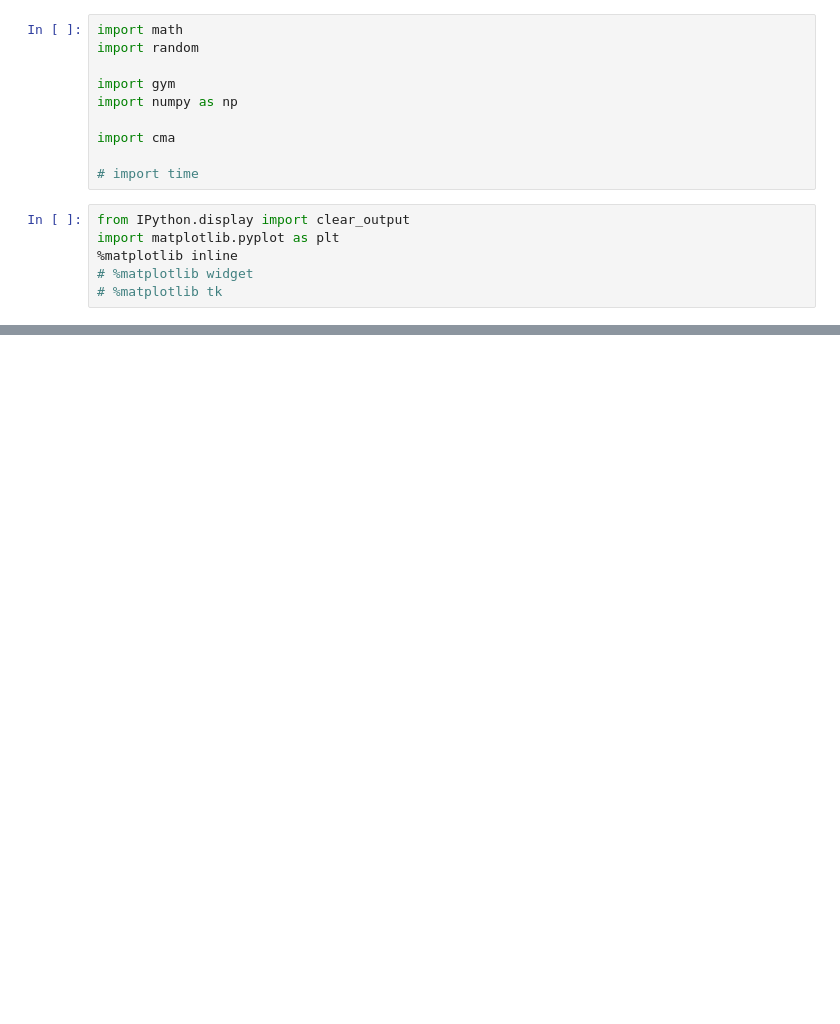
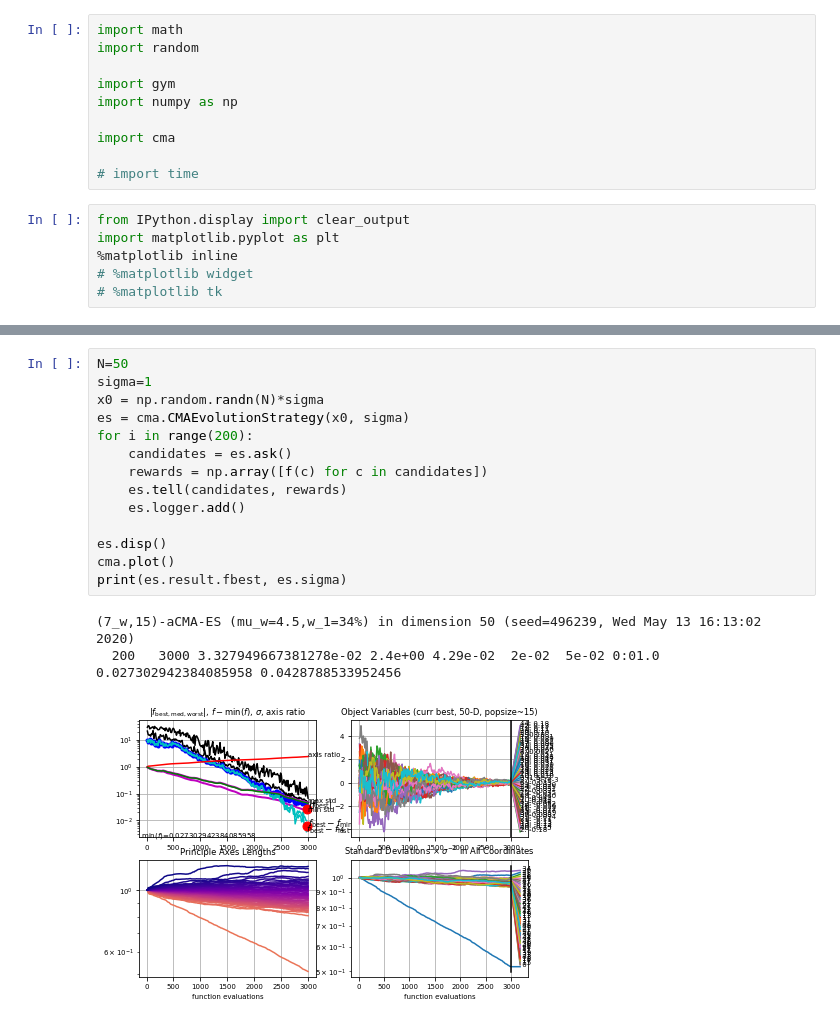
Before and after one commit to bcolloran/deep_rl_experiments, a Jupyter notebook: evolution_and_random_search/scratch.ipynb, the cells around one changed output, grey strips where cells are left out. Cells and saved outputs as stored; diff of their text form; blank space fills up the shorter version.

```diff
--- a/evolution_and_random_search/scratch.ipynb
+++ b/evolution_and_random_search/scratch.ipynb
@@ -37,0 +80,19 @@ es.popsize
+# %%
+N=50
+sigma=1
+x0 = np.random.randn(N)*sigma
+es = cma.CMAEvolutionStrategy(x0, sigma)
+for i in range(200):
+    candidates = es.ask()
+    rewards = np.array([f(c) for c in candidates])
+    es.tell(candidates, rewards)
+    es.logger.add()
+
+es.disp()
+cma.plot()
+print(es.result.fbest, es.sigma)
+# %% [output]
+(7_w,15)-aCMA-ES (mu_w=4.5,w_1=34%) in dimension 50 (seed=496239, Wed May 13 16:13:02 2020)
+  200   3000 3.327949667381278e-02 2.4e+00 4.29e-02  2e-02  5e-02 0:01.0
+0.027302942384085958 0.0428788533952456
+[figure, added]
```
Also changed, not shown: parts of 13 cells of this notebook, 4 other files.
